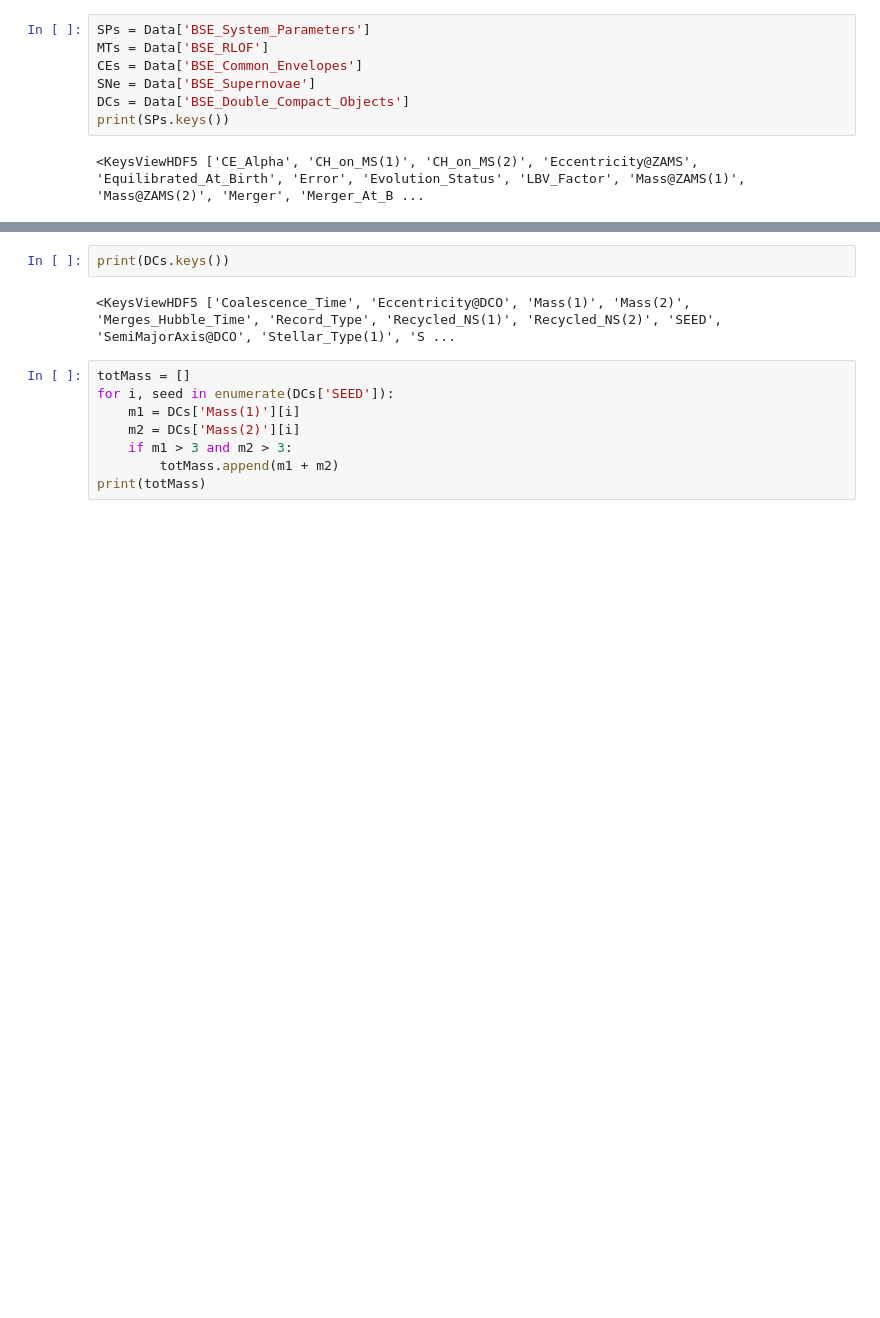
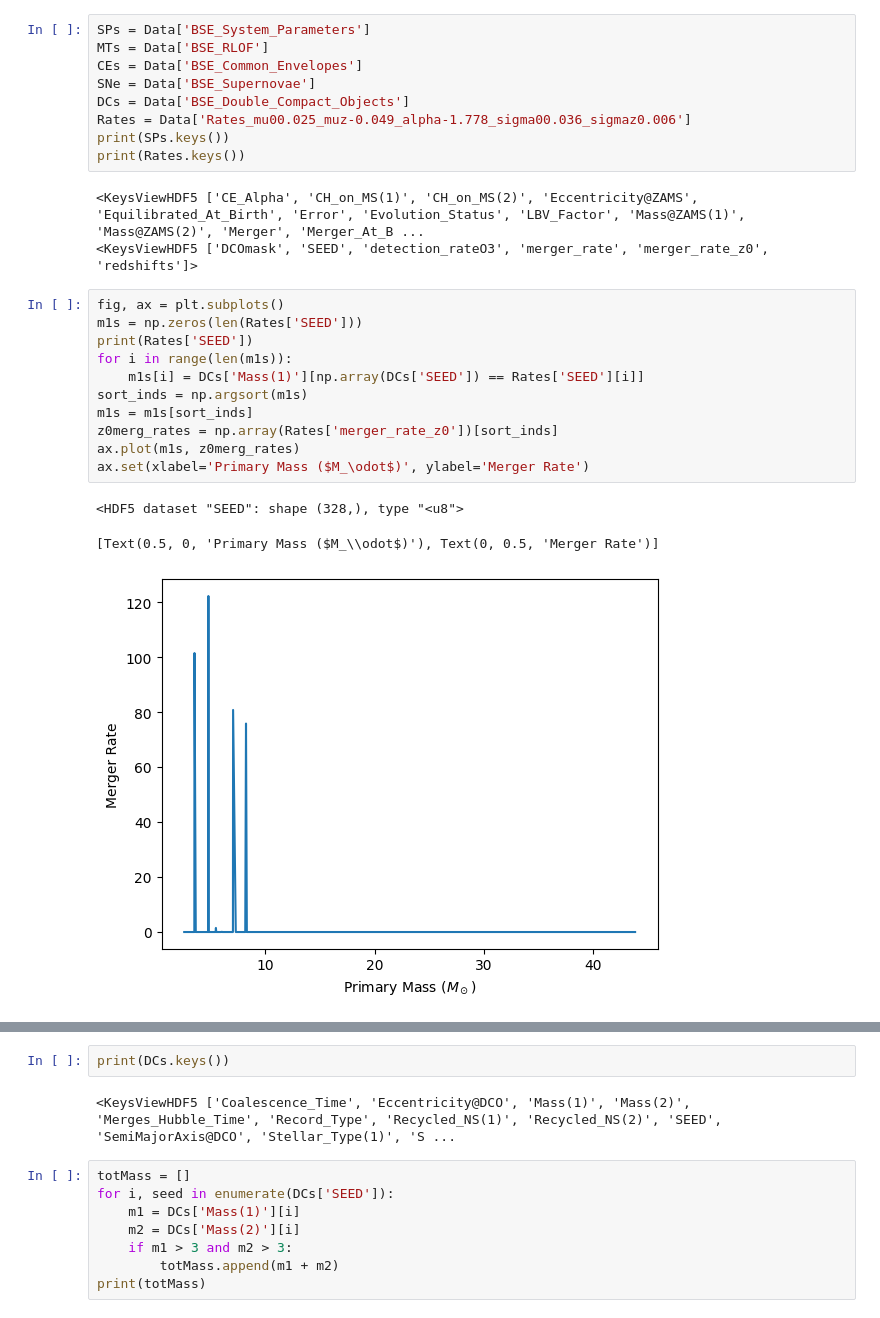
Before and after one commit to ryanwhite1/Swinburne-Summer, a Jupyter notebook: test.ipynb, the cells around one changed output, grey strips where cells are left out. Cells and saved outputs as stored; diff of their text form; blank space fills up the shorter version.

```diff
--- a/test.ipynb
+++ b/test.ipynb
@@ -27,6 +27,24 @@ MTs = Data['BSE_RLOF']
 CEs = Data['BSE_Common_Envelopes']
 SNe = Data['BSE_Supernovae']
 DCs = Data['BSE_Double_Compact_Objects']
+Rates = Data['Rates_mu00.025_muz-0.049_alpha-1.778_sigma00.036_sigmaz0.006']
 print(SPs.keys())
+print(Rates.keys())
 # %% [output]
 <KeysViewHDF5 ['CE_Alpha', 'CH_on_MS(1)', 'CH_on_MS(2)', 'Eccentricity@ZAMS', 'Equilibrated_At_Birth', 'Error', 'Evolution_Status', 'LBV_Factor', 'Mass@ZAMS(1)', 'Mass@ZAMS(2)', 'Merger', 'Merger_At_B ...
+<KeysViewHDF5 ['DCOmask', 'SEED', 'detection_rateO3', 'merger_rate', 'merger_rate_z0', 'redshifts']>
+# %%
+fig, ax = plt.subplots()
+m1s = np.zeros(len(Rates['SEED']))
+print(Rates['SEED'])
+for i in range(len(m1s)):
+    m1s[i] = DCs['Mass(1)'][np.array(DCs['SEED']) == Rates['SEED'][i]]
+sort_inds = np.argsort(m1s)
+m1s = m1s[sort_inds]
+z0merg_rates = np.array(Rates['merger_rate_z0'])[sort_inds]
+ax.plot(m1s, z0merg_rates)
+ax.set(xlabel='Primary Mass ($M_\odot$)', ylabel='Merger Rate')
+# %% [output]
+<HDF5 dataset "SEED": shape (328,), type "<u8">
+[Text(0.5, 0, 'Primary Mass ($M_\\odot$)'), Text(0, 0.5, 'Merger Rate')]
+[figure, added]
```
Also changed, not shown: parts of 14 cells of this notebook, 13 other files.
